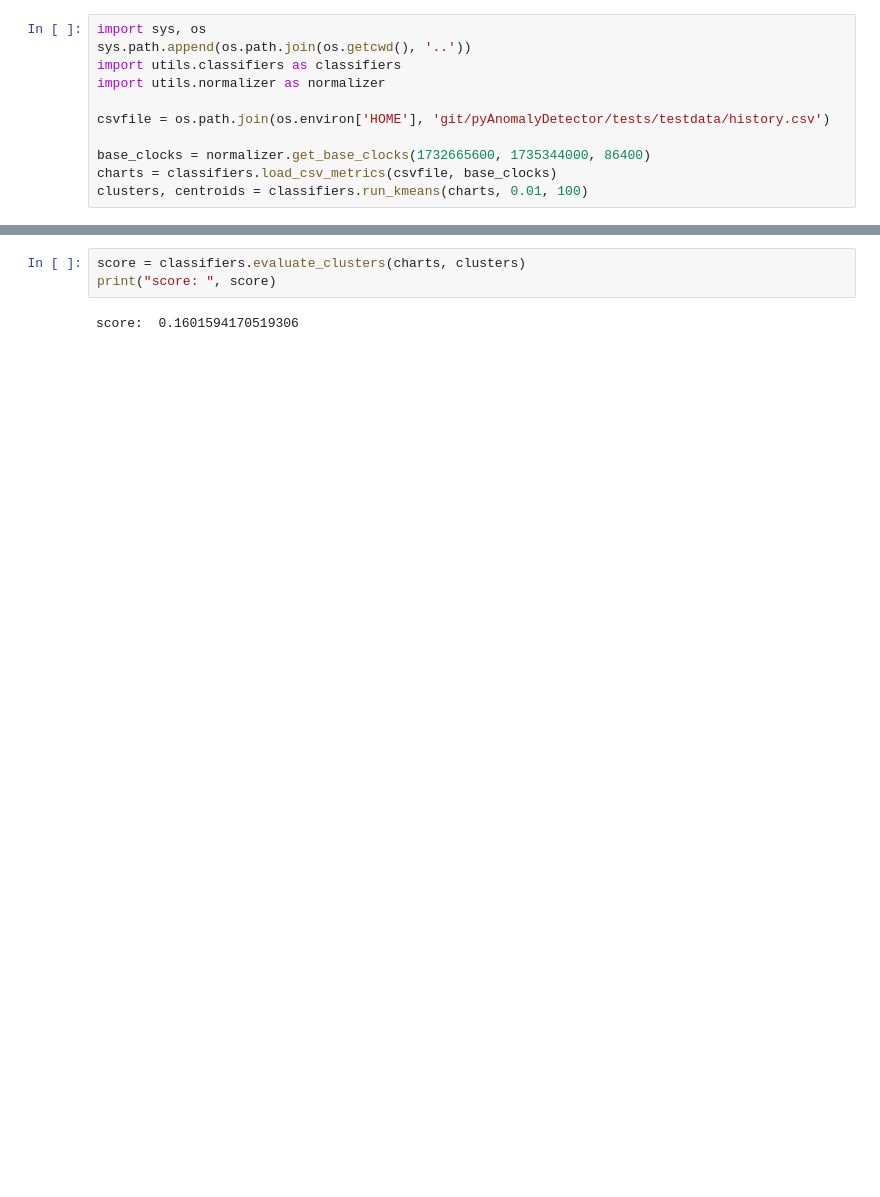
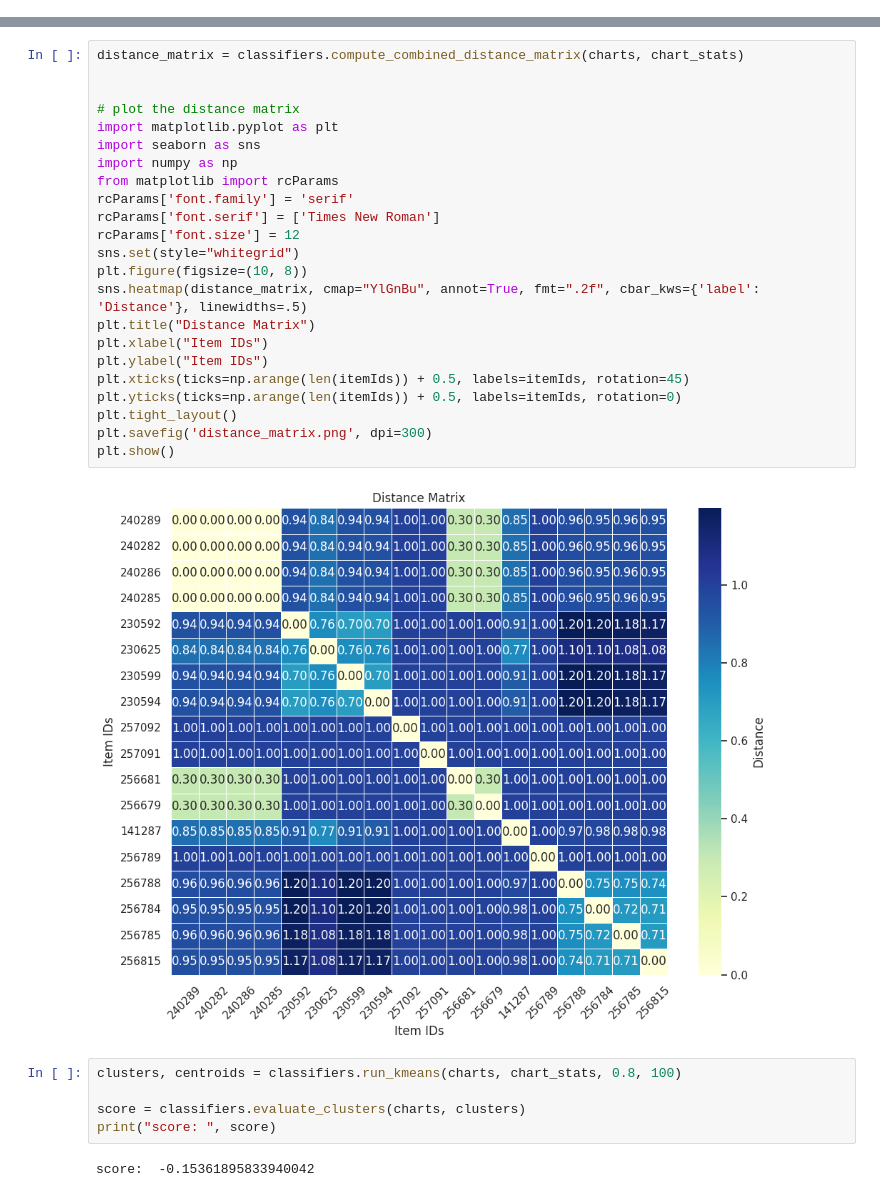
Before and after one commit to toku463ne/pyAnomalyDetector, a Jupyter notebook: jupyter_notebook/plot_kmeans.ipynb, the cells around one changed output, grey strips where cells are left out. Saved outputs shown, nothing was run; the diff lists cells and outputs as text; blank space fills up the shorter version.

```diff
--- a/jupyter_notebook/plot_kmeans.ipynb
+++ b/jupyter_notebook/plot_kmeans.ipynb
@@ -1,11 +0,0 @@
-# %%
-import sys, os
-sys.path.append(os.path.join(os.getcwd(), '..'))
-import utils.classifiers as classifiers
-import utils.normalizer as normalizer
-
-csvfile = os.path.join(os.environ['HOME'], 'git/pyAnomalyDetector/tests/testdata/history.csv')
-
-base_clocks = normalizer.get_base_clocks(1732665600, 1735344000, 86400)
-charts = classifiers.load_csv_metrics(csvfile, base_clocks)
-clusters, centroids = classifiers.run_kmeans(charts, 0.01, 100)
@@ -12,5 +26,32 @@ clusters, centroids = classifiers.run_kmeans(charts, 0.01, 100)
+# %%
+distance_matrix = classifiers.compute_combined_distance_matrix(charts, chart_stats)
+
+
+# plot the distance matrix
+import matplotlib.pyplot as plt
+import seaborn as sns
+import numpy as np
+from matplotlib import rcParams
+rcParams['font.family'] = 'serif'
+rcParams['font.serif'] = ['Times New Roman']
+rcParams['font.size'] = 12
+sns.set(style="whitegrid")
+plt.figure(figsize=(10, 8))
+sns.heatmap(distance_matrix, cmap="YlGnBu", annot=True, fmt=".2f", cbar_kws={'label': 'Distance'}, linewidths=.5)
+plt.title("Distance Matrix")
+plt.xlabel("Item IDs")
+plt.ylabel("Item IDs")
+plt.xticks(ticks=np.arange(len(itemIds)) + 0.5, labels=itemIds, rotation=45)
+plt.yticks(ticks=np.arange(len(itemIds)) + 0.5, labels=itemIds, rotation=0)
+plt.tight_layout()
+plt.savefig('distance_matrix.png', dpi=300)
+plt.show()
+# %% [output]
+[figure, added]
 # %%
+clusters, centroids = classifiers.run_kmeans(charts, chart_stats, 0.8, 100)
+
 score = classifiers.evaluate_clusters(charts, clusters)
 print("score: ", score)
 # %% [output]
-score:  0.1601594170519306
+score:  -0.15361895833940042
```
Also changed, not shown: parts of 4 cells of this notebook, 4 other files.
